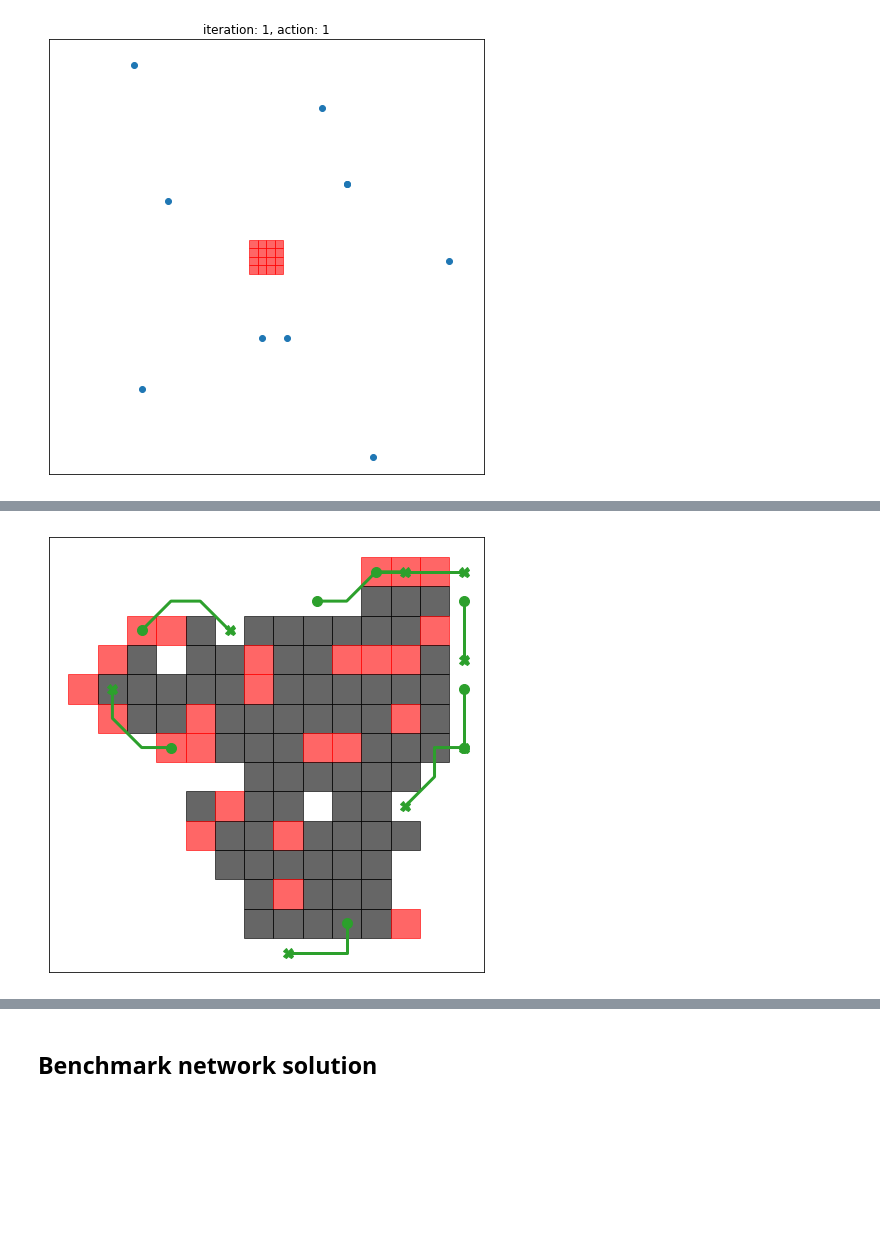
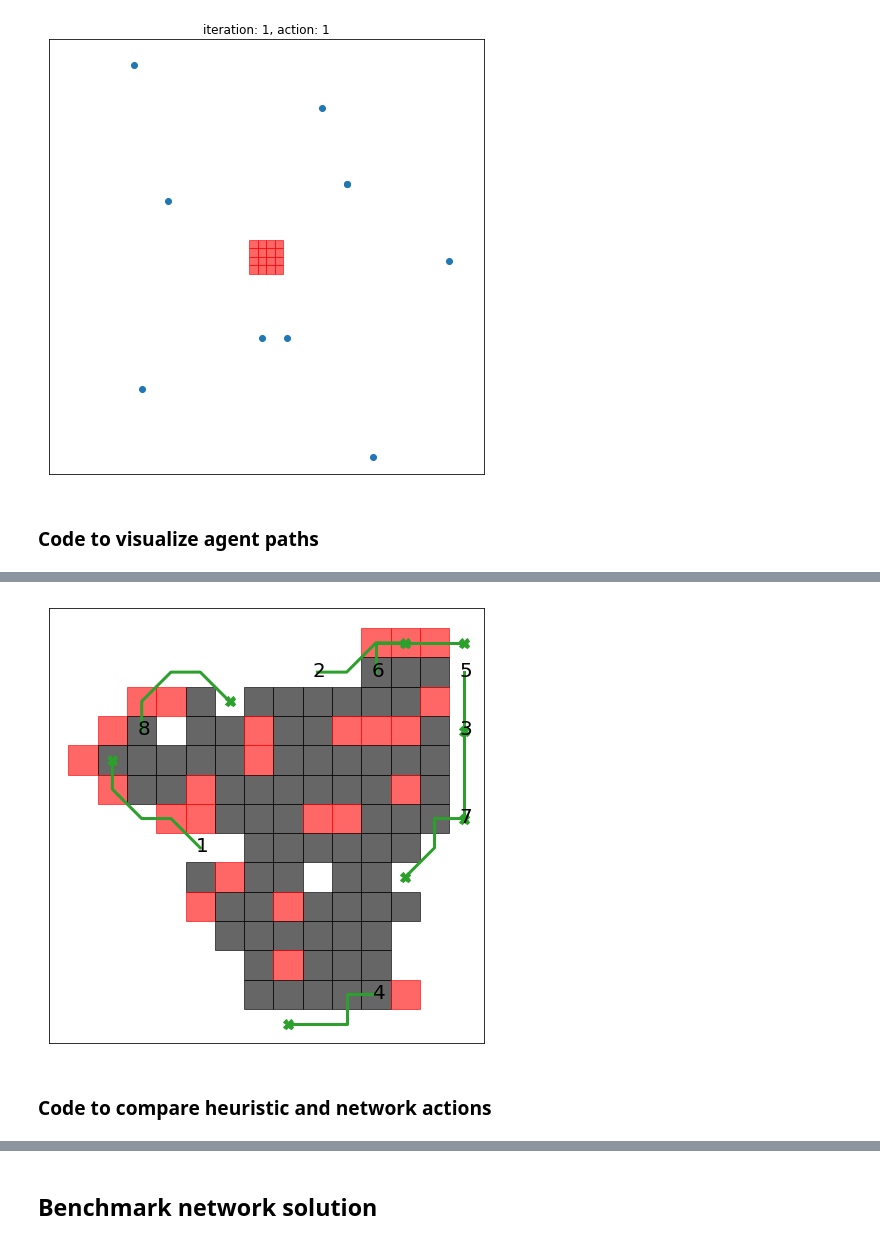
Before and after one commit to rhaksar/ddrl-firefighting, a Jupyter notebook: train-simple_ext-PyTorch.ipynb, the cells around one changed output, grey strips where cells are left out. Drawn from its saved outputs; the diff is of its cells as text; code cells hidden in the pictures; blank space fills up the shorter version.

Commit message:
Added code to visualize the actions chosen by the network and the heuristic.

```diff
--- a/train-simple_ext-PyTorch.ipynb
+++ b/train-simple_ext-PyTorch.ipynb
@@ -775,4 +775,6 @@ seed 050: 0 reward/agent
           stats: [2484   16    0], 0.0000
 0.07s = 0.00m elapsed
 [figure]
+# %% [markdown]
+### Code to visualize agent paths
 # %%
@@ -789,6 +791,7 @@ perturbs = np.arange(-grid_size//3//2+1,grid_size//3//2+1,1)
 tic = time.clock()
 
 # intialize simulator
+s = seed
 sim = FireSimulator(grid_size, rng=s)
 sim.step([]) # start fire in domain
 
@@ -806,7 +809,9 @@ for k in range(n):
     agent_data[k]['sf'] = False
     plot_pos[k] = {}
     plot_pos[k]['x'] = []
+    plot_pos[k]['x'].append(agent_pos[k,0])
     plot_pos[k]['y'] = []
+    plot_pos[k]['y'].append(agent_pos[k,1])
 
 control = []
 repeat_ctr = 1
@@ -906,10 +911,15 @@ for i in range(grid_size):
             rect = patches.Rectangle((x-1,y-1),2,2,alpha=0.6,color='k')
             ax.add_patch(rect)
 
+corr = -0.3
 for k in range(n):
-    plt.plot(2*plot_pos[k]['x'][-repeat_lim], 2*plot_pos[k]['y'][-repeat_lim], 'C2o', markersize=10)
+    #plt.plot(2*plot_pos[k]['x'][-repeat_lim], 2*plot_pos[k]['y'][-repeat_lim], 'C2o', markersize=10)
     plt.plot(2*plot_pos[k]['x'][-1], 2*plot_pos[k]['y'][-1], 'C2X', markersize=10)
-    plt.plot([2*plot_pos[k]['x'][-j] for j in range(repeat_lim,0,-1)], [2*plot_pos[k]['y'][-j] for j in range(repeat_lim,0,-1)], 'C2-', linewidth=3)
+    plt.plot([2*plot_pos[k]['x'][-j] for j in range(repeat_lim+1,0,-1)],
+             [2*plot_pos[k]['y'][-j] for j in range(repeat_lim+1,0,-1)], 'C2-', linewidth=3)
+    ax.annotate(str(k+1), xy=(2*plot_pos[k]['x'][-repeat_lim-1]+corr, 2*plot_pos[k]['y'][-repeat_lim-1]+corr),
+                color='k', size=20)
 
-plt.savefig('sample_path.pdf', dpi=300, bbox_inches='tight')
+
+# plt.savefig('sample_path.pdf', dpi=300, bbox_inches='tight')
 # %% [output]
@@ -917 +927,3 @@ plt.savefig('sample_path.pdf', dpi=300, bbox_inches='tight')
-[figure, old version]
+[figure, new version]
+# %% [markdown]
+### Code to compare heuristic and network actions
```
Also changed, not shown: parts of 4 cells of this notebook.
